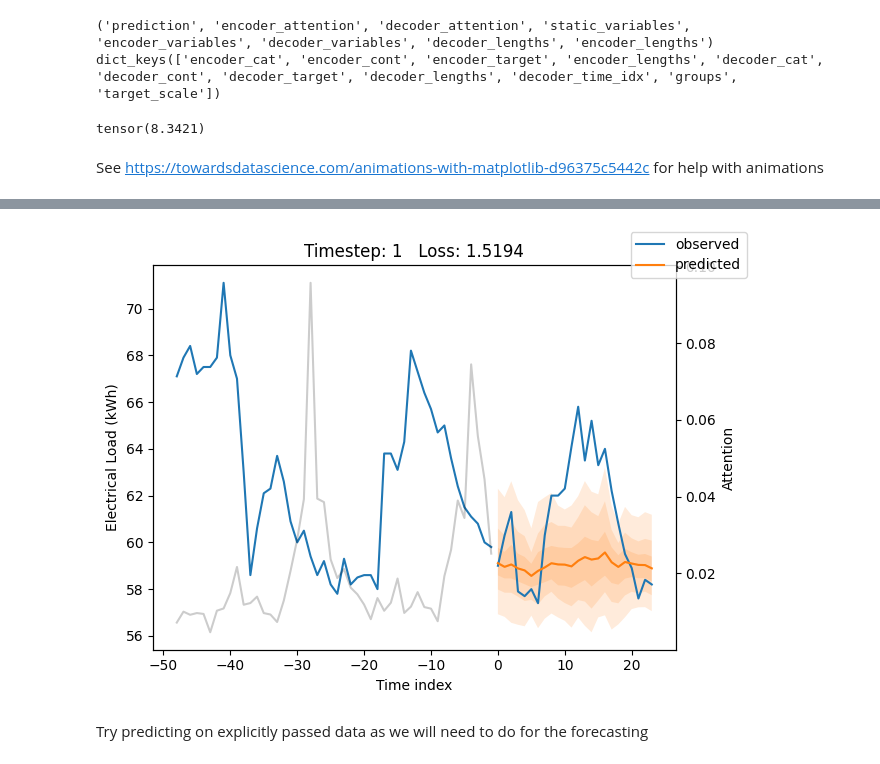
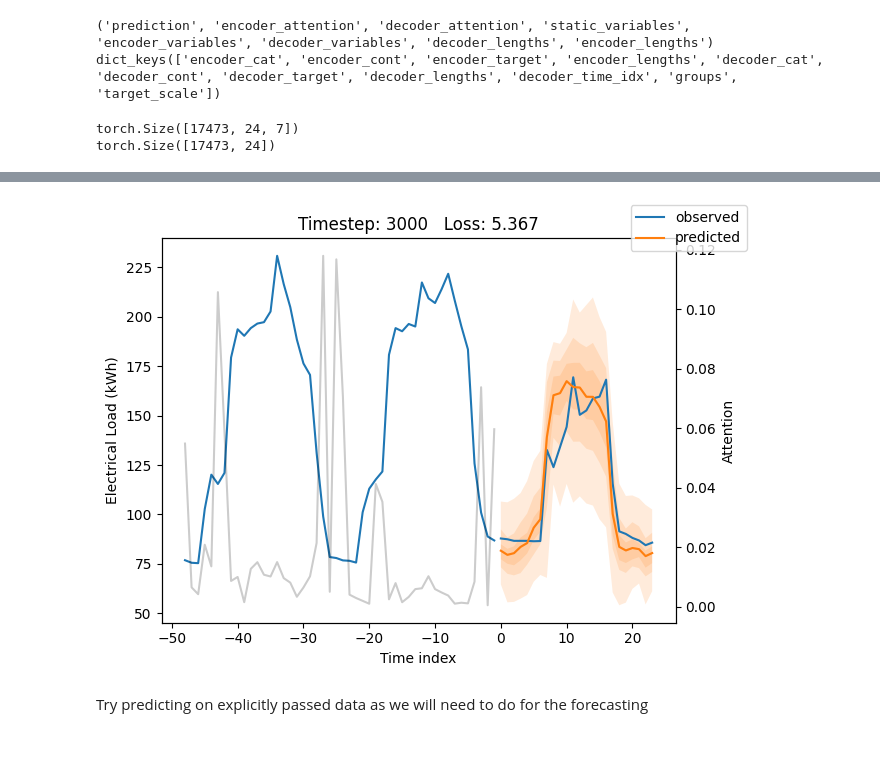
Before and after one commit to EECi/Annex_37, a Jupyter notebook: train_TFT.ipynb, the cells around one changed output, grey strips where cells are left out. Cells and saved outputs as stored; diff of their text form; code cells hidden in the pictures.

Commit message:
Update with prediction animation progress

```diff
--- a/train_TFT.ipynb
+++ b/train_TFT.ipynb
@@ -254,7 +225,8 @@ trainer.fit(
 # load the best model according to the validation loss
 # (given that we use early stopping, this is not necessarily the last epoch)
 best_model_path = trainer.checkpoint_callback.best_model_path
-best_tft = TemporalFusionTransformer.load_from_checkpoint(best_model_path)
+#best_tft = TemporalFusionTransformer.load_from_checkpoint(best_model_path)
+tft = TemporalFusionTransformer.load_from_checkpoint(os.path.join('lightning_logs','TFT-test','version_0','checkpoints','epoch=18-step=950.ckpt'))
 # %%
 # calculate mean absolute error on validation set
 actuals = torch.cat([y[0] for x, y in iter(val_dataloader)])
@@ -298,4 +258,10 @@ print(x.keys())
 # %% [output]
 ('prediction', 'encoder_attention', 'decoder_attention', 'static_variables', 'encoder_variables', 'decoder_variables', 'decoder_lengths', 'encoder_lengths')
 dict_keys(['encoder_cat', 'encoder_cont', 'encoder_target', 'encoder_lengths', 'decoder_cat', 'decoder_cont', 'decoder_target', 'decoder_lengths', 'decoder_time_idx', 'groups', 'target_scale'])
+# %%
+print(raw_predictions['prediction'].shape)
+print(x['decoder_target'].shape)
+# %% [output]
+torch.Size([17473, 24, 7])
+torch.Size([17473, 24])
 # %%
@@ -303,17 +271,9 @@ import matplotlib.pyplot as plt
-# %%
-print(tft.loss.compute())
-# %% [output]
-tensor(8.3421)
-# %% [markdown]
-See https://towardsdatascience.com/animations-with-matplotlib-d96375c5442c for help with animations
 # %%
-
 fig, main_ax = plt.subplots()
-idx = 2
+idx = 3000
 fig = tft.plot_prediction(x, raw_predictions, idx=idx, add_loss_to_title=True, ax=main_ax)
 axs = fig.get_axes()
 axs[0].set_ylabel('Electrical Load (kWh)')
 prediction_loss = float(axs[0].get_title().split(' ')[1])
 axs[0].set_title(f'Timestep: {idx}   Loss: {round(prediction_loss,4)}')
-fig.show()
 # %% [output]
@@ -320 +281 @@ fig.show()
-[figure, old version]
+[figure, new version]
```
Also changed, not shown: parts of 15 cells of this notebook.
